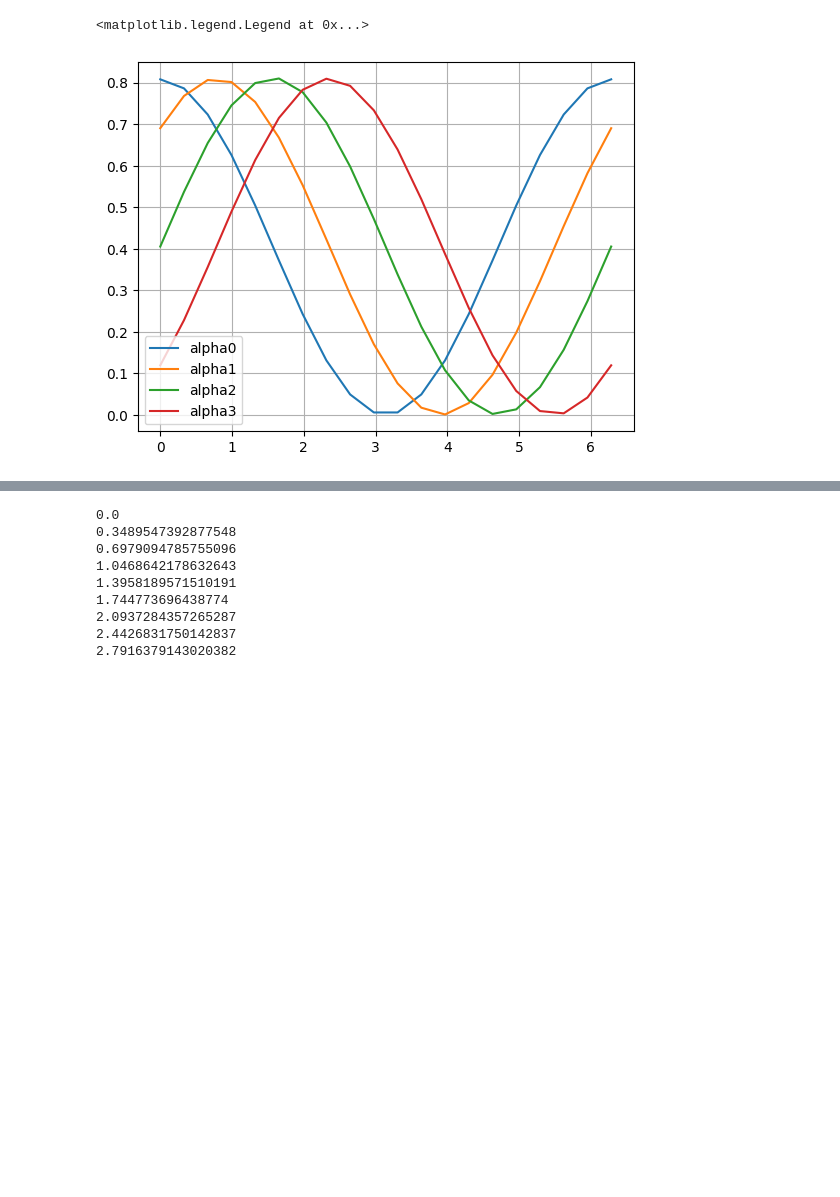
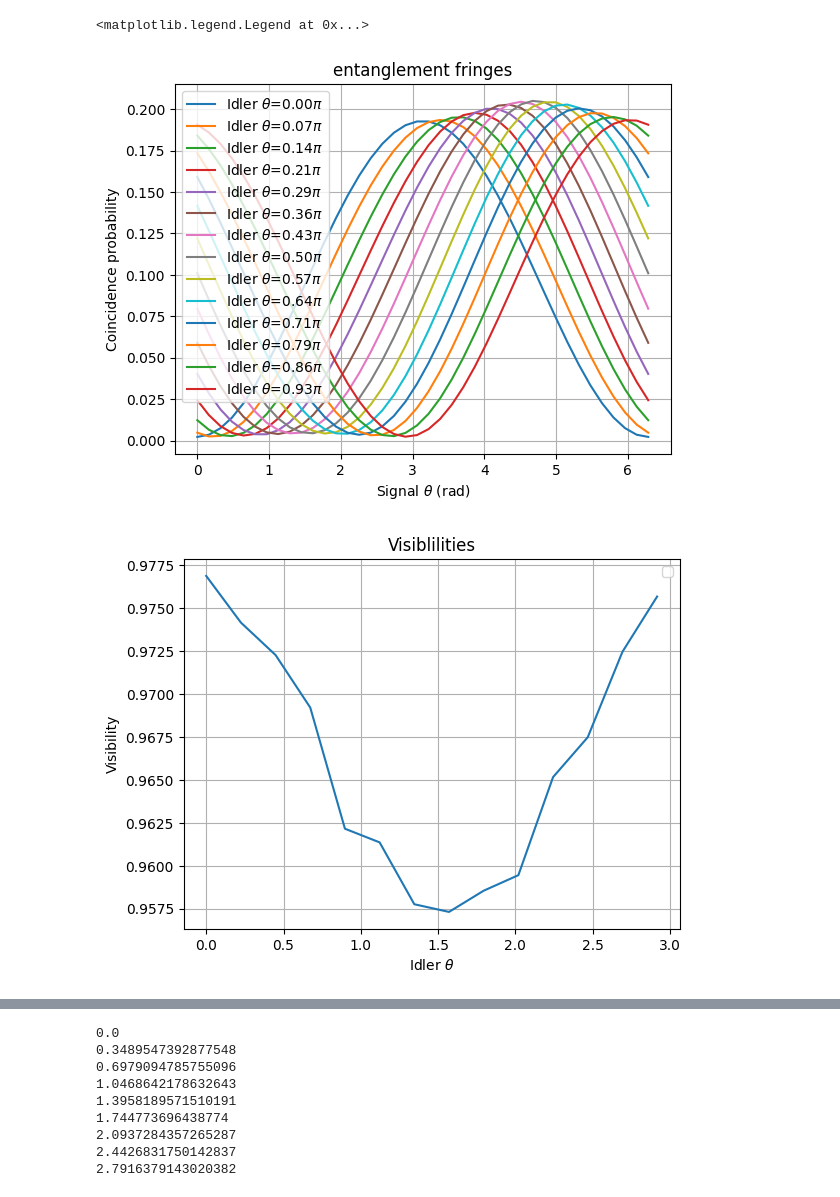
Before and after one commit to sequence-toolbox/SeQUeNCe, a Jupyter notebook: sequence_projects/validation.ipynb, the cells around one changed output, grey strips where cells are left out. Saved outputs shown, nothing was run; the diff lists cells and outputs as text; code cells hidden in the pictures; blank space fills up the shorter version.

```diff
--- a/sequence_projects/validation.ipynb
+++ b/sequence_projects/validation.ipynb
@@ -108,13 +108,14 @@ def run_simulations(alpha_list, delta_list, chi, dc1_34, dc2_1_12, eta1_12, eta1
 # alpha_list_1 = [0]
 # alpha_list_2 = [pi/2]
 
-alpha_list = linspace(0, pi-1e-3, 5)
+alpha_list = linspace(0, pi-1e-3, 15)
 
-delta_list = linspace(0,2*np.pi,20)
+delta_list = linspace(0,2*np.pi,40)
+
 # delta_list = [np.pi/2, 3*np.pi/2]
 # delta_list = [np.pi/2]
 
-chi = (0.06)
+chi = sqrt(0.06)
 
 dc1_34 = 1*10**(-5)
 dc2_1_12 = 3 * 10**(-5)
@@ -123,10 +124,10 @@ eta1_12 = 0.045
 eta1_34 = 0.135
 eta2 = 0.04
 
-qrst_1 = [[1,0,1,0],[0,1,0,1]]
-# qrst_1 = [[1,0,1,0]]
-qrst_2 = [[1,0,1,0],[0,1,0,1]]
-# qrst_2 = [[0,1,1,0]]
+# qrst_1 = [[1,0,1,0],[0,1,0,1]]
+qrst_1 = [[1,0,1,0]]
+# qrst_2 = [[1,0,1,0],[0,1,0,1]]
+qrst_2 = [[0,1,1,0]]
 
 trunc = 2
 # %%
@@ -163,8 +174,9 @@ for alpha in alpha_list[:-1]:
 # print(visibility1, visibility2, visibility3, visibility_real, fringe_real)
 # print(visibility_real_1, fringe_real_1)
 # print(visibility_real_2, fringe_real_2)
-
+visibilities = []
 for i in range(len(fringe_real)):
     visibility = (max(fringe_real[i]) - min(fringe_real[i])) / (max(fringe_real[i]) + min(fringe_real[i]))
+    visibilities.append(visibility)
     print(visibility, fringe_real[i])
 # %% [output]
@@ -188,6 +210,20 @@ plt.figure()
 plt.grid(True)
 for i in range(len(alpha_list)-1):
     print(fringe_real[i])
-    plt.plot(delta_list, fringe_real[i], label=f'alpha{i}')
+    plt.plot(delta_list, fringe_real[i], label=r'Idler $\theta$={:.2f}$\pi$'.format(alpha_list[i]/pi))
+plt.title("entanglement fringes")
+plt.ylabel("Coincidence probability")
+plt.xlabel(r"Signal $\theta$ (rad)")
 plt.legend()
+
+
+plt.figure()
+plt.grid(True)
+# for i in range(len(alpha_list)-1):
+#     print(fringe_real[i])
+plt.plot(alpha_list[:-1], visibilities)
+plt.title("Visiblilities")
+plt.ylabel("Visibility")
+plt.xlabel(r"Idler $\theta$")
+plt.legend()
 # %% [output]
@@ -198,2 +244,3 @@ plt.legend()
 <matplotlib.legend.Legend at 0x...>
-[figure, old version]
+[figure, new version]
+[figure, added]
```
Also changed, not shown: parts of 3 cells of this notebook, 1 other file.
